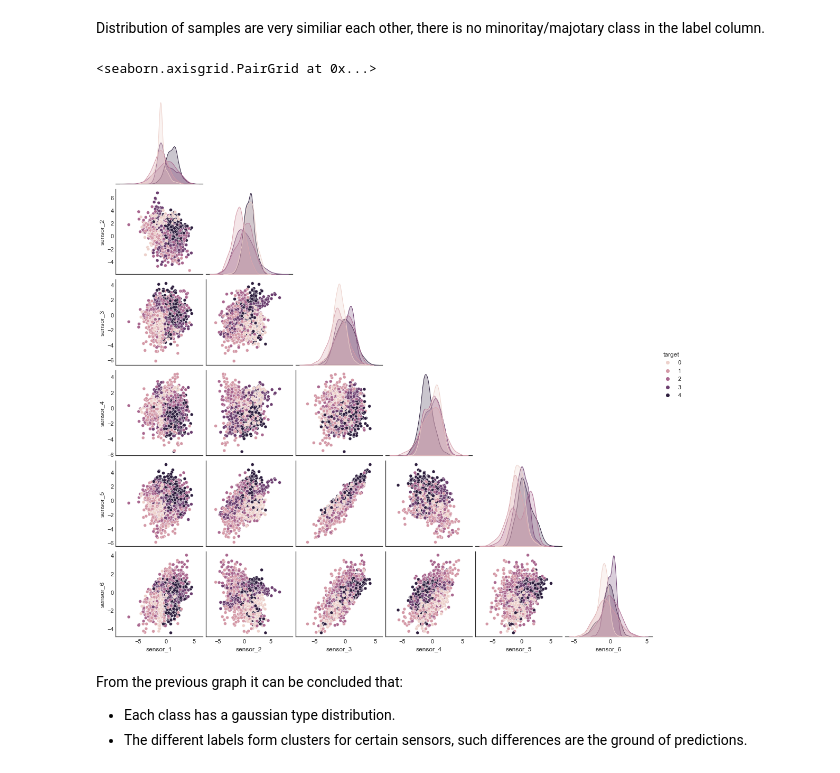
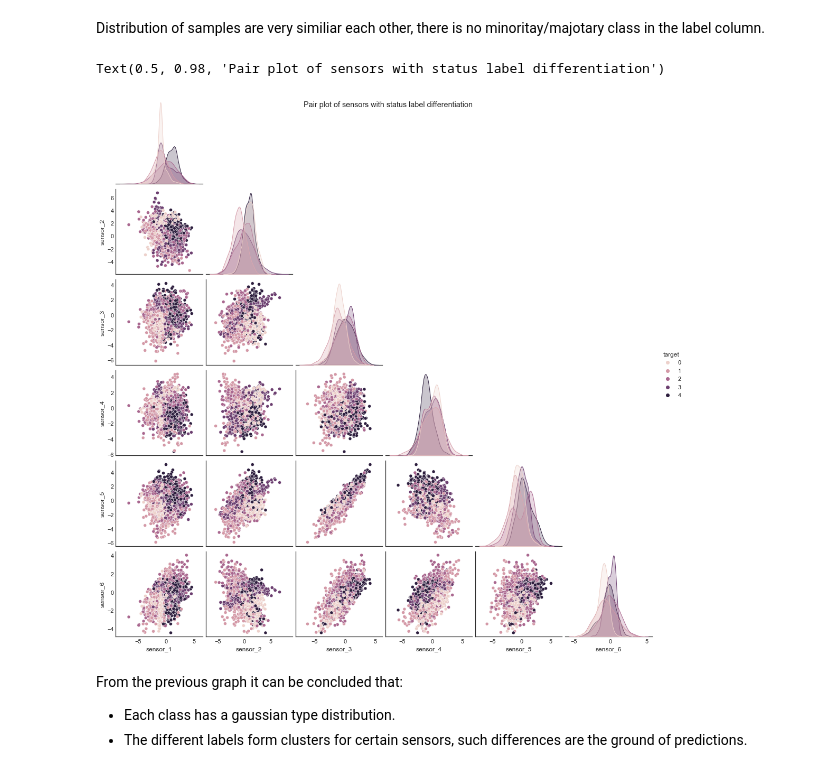
Before and after one commit to MarkusHumetus/Hackathon_Talent_Squad, a Jupyter notebook: main.ipynb, the cells around one changed output. Saved outputs shown, nothing was run; the diff lists cells and outputs as text; code cells hidden in the pictures.

```diff
--- a/main.ipynb
+++ b/main.ipynb
@@ -108,10 +108,11 @@ ratio_labels
 # %% [markdown]
 Distribution of samples are very similiar each other, there is no minoritay/majotary class in the label column.
 # %%
-sns.pairplot(space_X_train, corner=True,hue='target')
+pairplot_sensors = sns.pairplot(space_X_train, corner=True,hue='target')
+pairplot_sensors.fig.suptitle('Pair plot of sensors with status label differentiation')
 # %% [output]
-<seaborn.axisgrid.PairGrid at 0x...>
+Text(0.5, 0.98, 'Pair plot of sensors with status label differentiation')
-[figure, old version]
+[figure, new version]
 # %% [markdown]
 From the previous graph it can be concluded that:
 * Each class has a gaussian type distribution.
```
Also changed, not shown: parts of 1 cell of this notebook.
